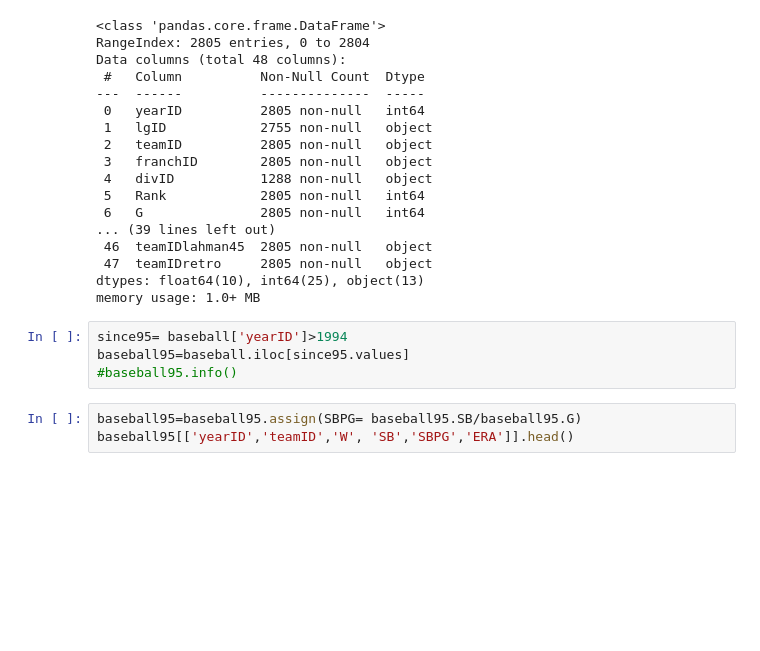
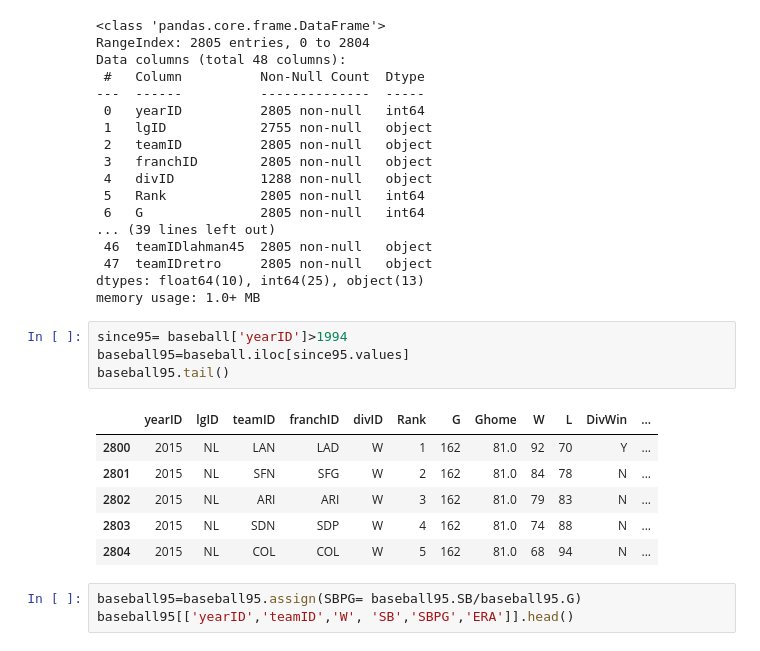
Before and after one commit to jbm4/thinkfultests, a Jupyter notebook: Python Test.ipynb, the cells around one changed output. Saved outputs shown, nothing was run; the diff lists cells and outputs as text; blank space fills up the shorter version.

```diff
--- a/Python Test.ipynb
+++ b/Python Test.ipynb
@@ -71,7 +71,14 @@ memory usage: 1.0+ MB
 # %%
 since95= baseball['yearID']>1994
 baseball95=baseball.iloc[since95.values]
-#baseball95.info()
+baseball95.tail()
+# %% [output]
+|  | yearID | lgID | teamID | franchID | divID | Rank | G | Ghome | W | L | DivWin | ... |
+| 2800 | 2015 | NL | LAN | LAD | W | 1 | 162 | 81.0 | 92 | 70 | Y | ... |
+| 2801 | 2015 | NL | SFN | SFG | W | 2 | 162 | 81.0 | 84 | 78 | N | ... |
+| 2802 | 2015 | NL | ARI | ARI | W | 3 | 162 | 81.0 | 79 | 83 | N | ... |
+| 2803 | 2015 | NL | SDN | SDP | W | 4 | 162 | 81.0 | 74 | 88 | N | ... |
+| 2804 | 2015 | NL | COL | COL | W | 5 | 162 | 81.0 | 68 | 94 | N | ... |
 # %%
 baseball95=baseball95.assign(SBPG= baseball95.SB/baseball95.G)
 baseball95[['yearID','teamID','W', 'SB','SBPG','ERA']].head()
```
Also changed, not shown: parts of 2 cells of this notebook.
